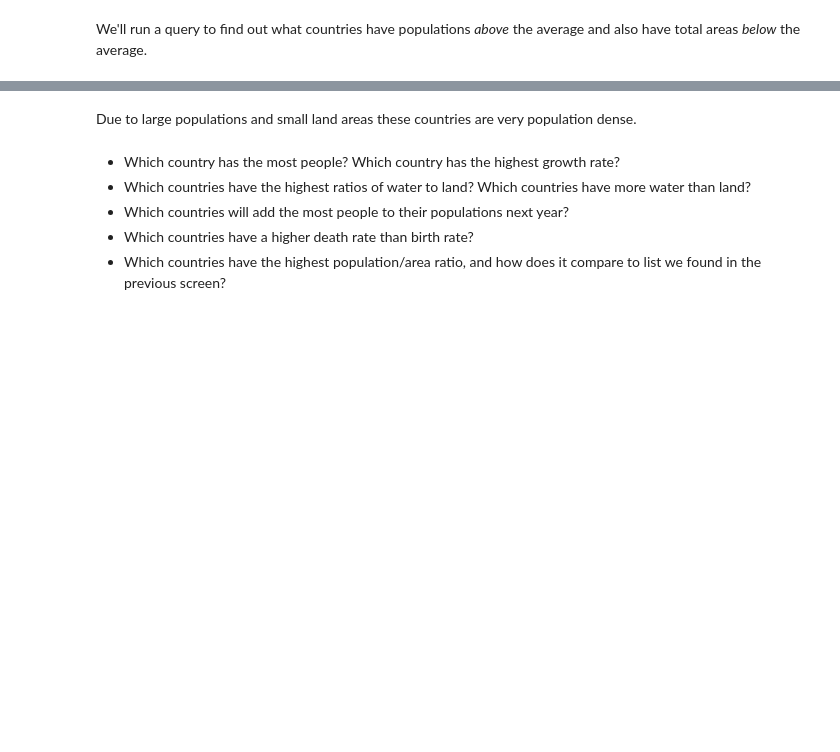
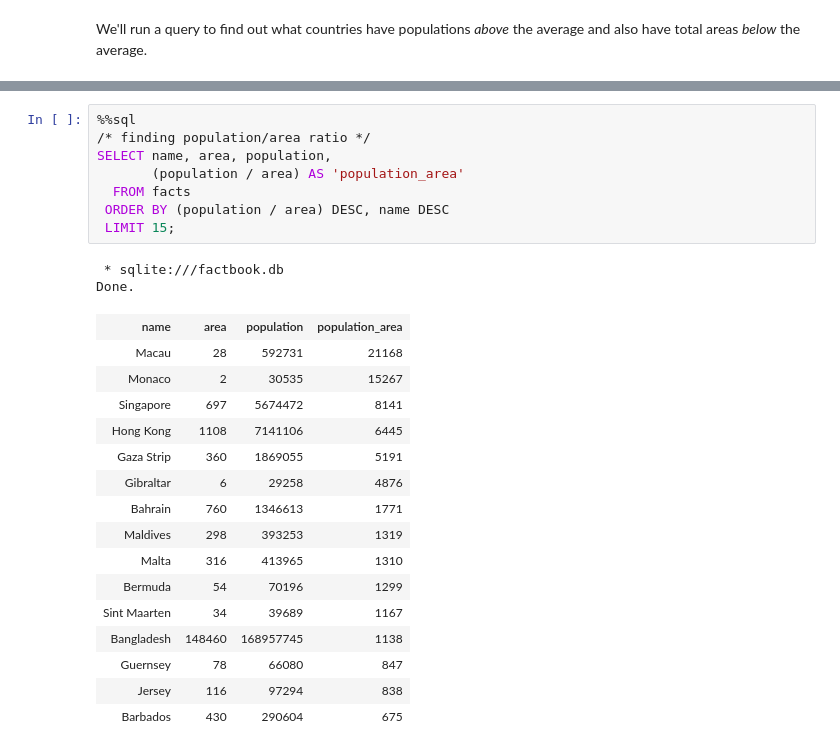
Before and after one commit to Mats44/data_science_projects, a Jupyter notebook: cia_factbook_analysis/cia_factbook_analysis.ipynb, the cells around one changed output, grey strips where cells are left out. Drawn from its saved outputs; the diff is of its cells as text; blank space fills up the shorter version.

```diff
--- a/cia_factbook_analysis/cia_factbook_analysis.ipynb
+++ b/cia_factbook_analysis/cia_factbook_analysis.ipynb
@@ -149,11 +149,30 @@ Done.
 | Germany | 357022 | 348672 | 8350 | 80.0 |
 | Thailand | 513120 | 510890 | 2230 | 67.0 |
 | United Kingdom | 243610 | 241930 | 1680 | 64.0 |
-# %% [markdown]
-Due to large populations and small land areas these countries are very population dense.
-# %% [markdown]
-- Which country has the most people? Which country has the highest growth rate?
-- Which countries have the highest ratios of water to land? Which countries have more water than land?
-- Which countries will add the most people to their populations next year?
-- Which countries have a higher death rate than birth rate?
-- Which countries have the highest population/area ratio, and how does it compare to list we found in the previous screen?
+# %%
+%%sql
+/* finding population/area ratio */
+SELECT name, area, population,
+       (population / area) AS 'population_area'
+  FROM facts
+ ORDER BY (population / area) DESC, name DESC
+ LIMIT 15;
+# %% [output]
+ * sqlite:///factbook.db
+Done.
+| name | area | population | population_area |
+| Macau | 28 | 592731 | 21168 |
+| Monaco | 2 | 30535 | 15267 |
+| Singapore | 697 | 5674472 | 8141 |
+| Hong Kong | 1108 | 7141106 | 6445 |
+| Gaza Strip | 360 | 1869055 | 5191 |
+| Gibraltar | 6 | 29258 | 4876 |
+| Bahrain | 760 | 1346613 | 1771 |
+| Maldives | 298 | 393253 | 1319 |
+| Malta | 316 | 413965 | 1310 |
+| Bermuda | 54 | 70196 | 1299 |
+| Sint Maarten | 34 | 39689 | 1167 |
+| Bangladesh | 148460 | 168957745 | 1138 |
+| Guernsey | 78 | 66080 | 847 |
+| Jersey | 116 | 97294 | 838 |
+| Barbados | 430 | 290604 | 675 |
```
Also changed, not shown: parts of 10 cells of this notebook.
